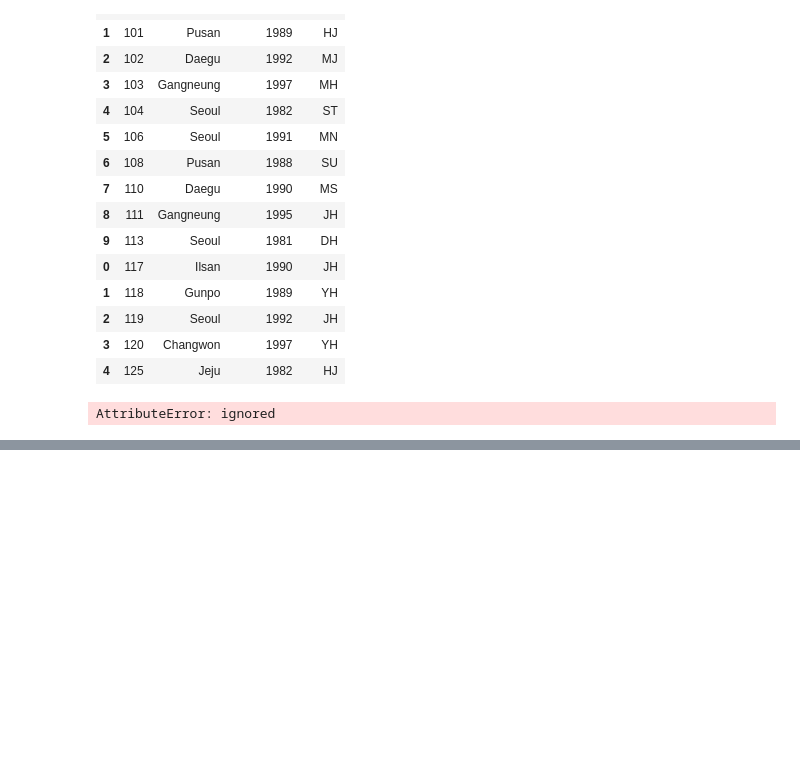
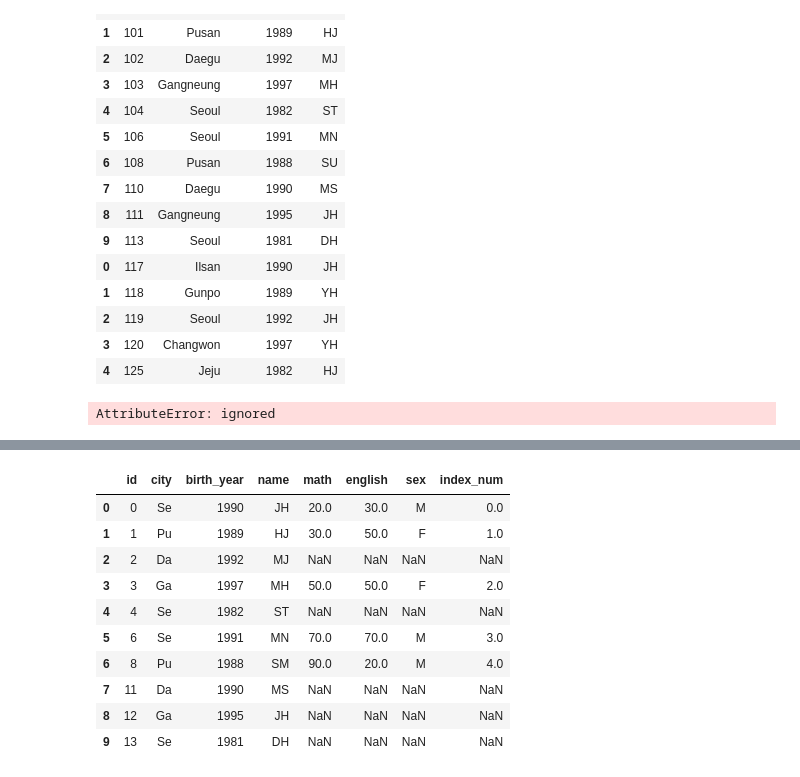
Before and after one commit to MMM-Sci/python_prac, a Jupyter notebook: CH6_Pandas.ipynb, the cells around one changed output, grey strips where cells are left out. Cells and saved outputs as stored; diff of their text form; code cells hidden in the pictures; blank space fills up the shorter version.

```diff
--- a/CH6_Pandas.ipynb
+++ b/CH6_Pandas.ipynb
@@ -353,3 +353,14 @@ concat 수직방향 결합
 df1.concat(df3) # 시도. 안됨.
 # %% [output]
 AttributeError: ignored
+# %%
+# p.173 Practice 6-4
+
+data4 = {
+    'id'         : ['0',    '1',    '2',    '3',    '4',    '6',    '8',    '11',   '12',   '13'],
+    'city'       : ['Se',   'Pu',   'Da',   'Ga',   'Se',   'Se',   'Pu',   'Da',   'Ga',   'Se'],
+    'birth_year' : [1990,   1989,   1992,   1997,   1982,   1991,   1988,   1990,   1995,   1981],
+    'name'       : ['JH',   'HJ',   'MJ',   'MH',   'ST',   'MN',   'SM',   'MS',   'JH',   'DH']
+    }
+df4 = pd.DataFrame(data4)
+df4
@@ -355,0 +379,10 @@ AttributeError: ignored
+# %%
+data5 = {
+    'id'         : ['0',    '1',    '3',    '6',    '8'],
+    'math'       : [20,     30,     50,     70,     90],
+    'english'    : [30,     50,     50,     70,     20],
+    'sex'        : ['M',    'F',    'F',    'M',    'M'],
+    'index_num'  : [0,      1,      2,      3,      4]
+    }
+df5 = pd.DataFrame(data5)
+df5
@@ -355,0 +405,16 @@ AttributeError: ignored
+# %%
+# p.173 Practice 6-5
+
+df4.merge(df5, how = 'outer')
+# %% [output]
+|  | id | city | birth_year | name | math | english | sex | index_num |
+| 0 | 0 | Se | 1990 | JH | 20.0 | 30.0 | M | 0.0 |
+| 1 | 1 | Pu | 1989 | HJ | 30.0 | 50.0 | F | 1.0 |
+| 2 | 2 | Da | 1992 | MJ | NaN | NaN | NaN | NaN |
+| 3 | 3 | Ga | 1997 | MH | 50.0 | 50.0 | F | 2.0 |
+| 4 | 4 | Se | 1982 | ST | NaN | NaN | NaN | NaN |
+| 5 | 6 | Se | 1991 | MN | 70.0 | 70.0 | M | 3.0 |
+| 6 | 8 | Pu | 1988 | SM | 90.0 | 20.0 | M | 4.0 |
+| 7 | 11 | Da | 1990 | MS | NaN | NaN | NaN | NaN |
+| 8 | 12 | Ga | 1995 | JH | NaN | NaN | NaN | NaN |
+| 9 | 13 | Se | 1981 | DH | NaN | NaN | NaN | NaN |
```
Also changed, not shown: parts of 27 cells of this notebook.
